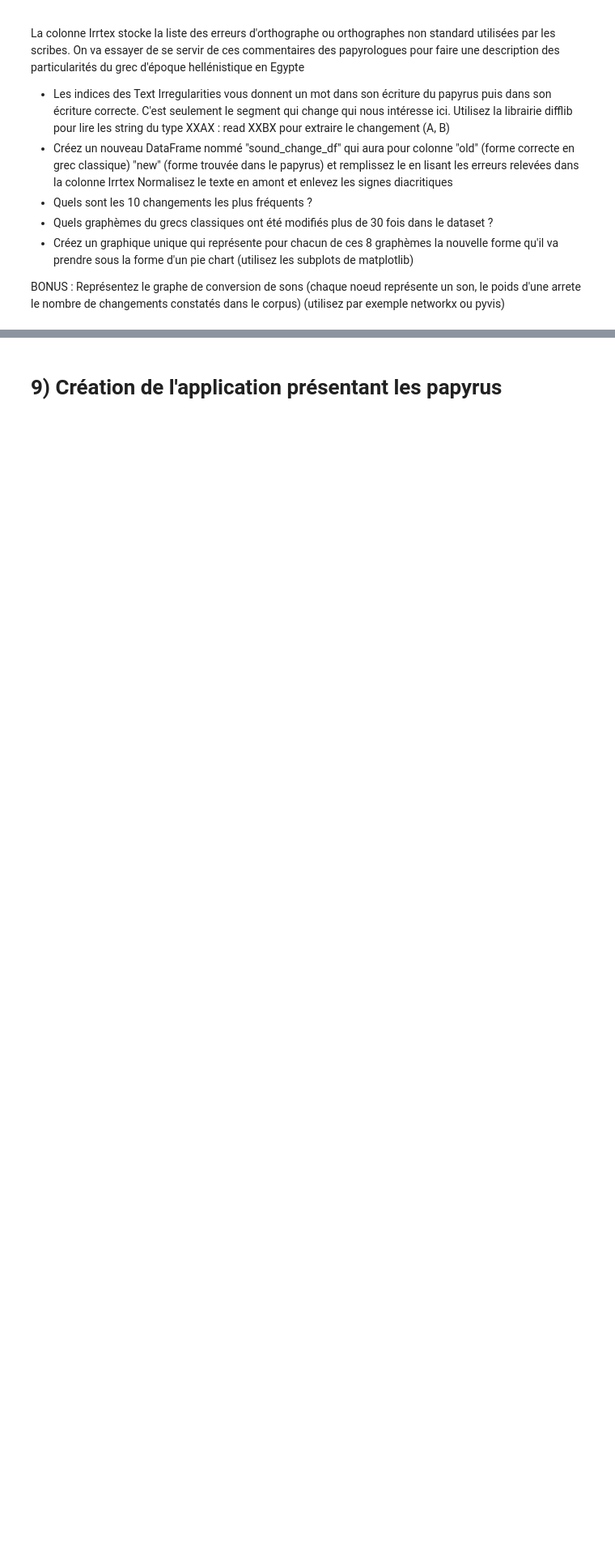
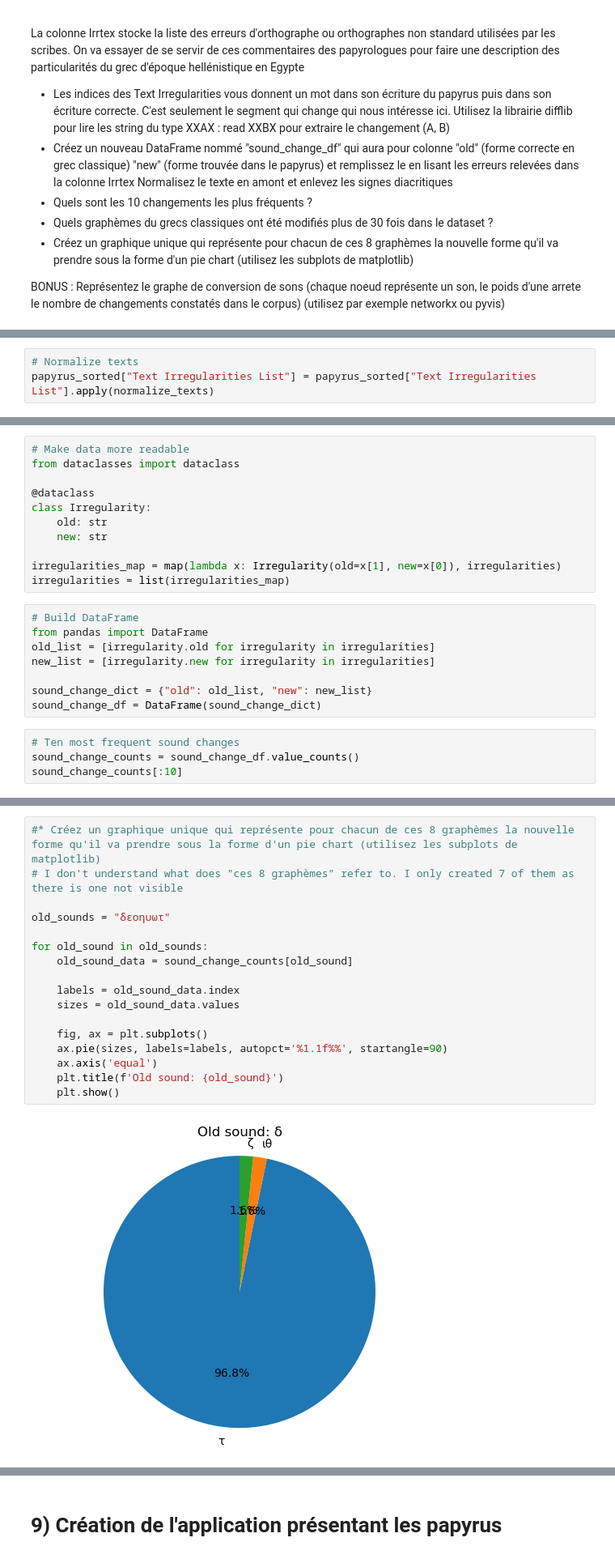
Before and after one commit to CourantEnCourant/INALCO_Inalco_M2_langage_de_scripts_2024_eleves, a Jupyter notebook: scripts/project2.ipynb, the cells around one changed output, grey strips where cells are left out. Shown at 81% size. Cells and saved outputs as stored; diff of their text form; blank space fills up the shorter version.

```diff
--- a/scripts/project2.ipynb
+++ b/scripts/project2.ipynb
@@ -472,0 +491,3 @@ extract_strings(test)
+# %%
+# Normalize texts
+papyrus_sorted["Text Irregularities List"] = papyrus_sorted["Text Irregularities List"].apply(normalize_texts)
@@ -472,0 +501,23 @@ extract_strings(test)
+# %%
+# Make data more readable
+from dataclasses import dataclass
+
+@dataclass
+class Irregularity:
+    old: str
+    new: str
+
+irregularities_map = map(lambda x: Irregularity(old=x[1], new=x[0]), irregularities)
+irregularities = list(irregularities_map)
+# %%
+# Build DataFrame
+from pandas import DataFrame
+old_list = [irregularity.old for irregularity in irregularities]
+new_list = [irregularity.new for irregularity in irregularities]
+
+sound_change_dict = {"old": old_list, "new": new_list}
+sound_change_df = DataFrame(sound_change_dict)
+# %%
+# Ten most frequent sound changes
+sound_change_counts = sound_change_df.value_counts()
+sound_change_counts[:10]
@@ -472,0 +549,19 @@ extract_strings(test)
+# %%
+#* Créez un graphique unique qui représente pour chacun de ces 8 graphèmes la nouvelle forme qu'il va prendre sous la forme d'un pie chart (utilisez les subplots de matplotlib)
+# I don't understand what does "ces 8 graphèmes" refer to. I only created 7 of them as there is οne not visible
+
+old_sounds = "δεοηυωτ"
+
+for old_sound in old_sounds:
+    old_sound_data = sound_change_counts[old_sound]
+
+    labels = old_sound_data.index
+    sizes = old_sound_data.values
+
+    fig, ax = plt.subplots()
+    ax.pie(sizes, labels=labels, autopct='%1.1f%%', startangle=90)
+    ax.axis('equal')
+    plt.title(f'Old sound: {old_sound}')
+    plt.show()
+# %% [output]
+[figure, added]
```
Also changed, not shown: parts of 16 cells of this notebook.
